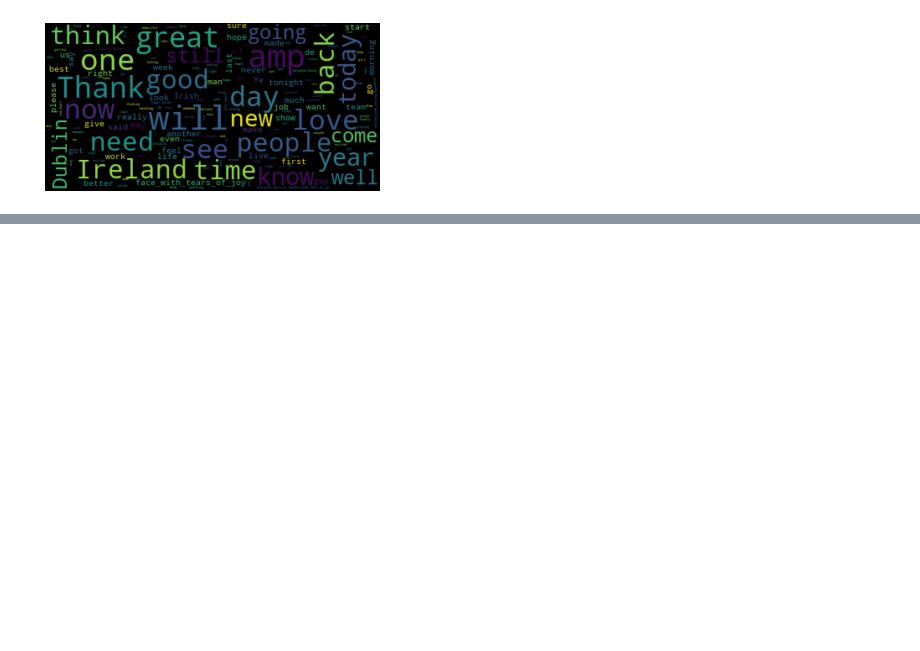
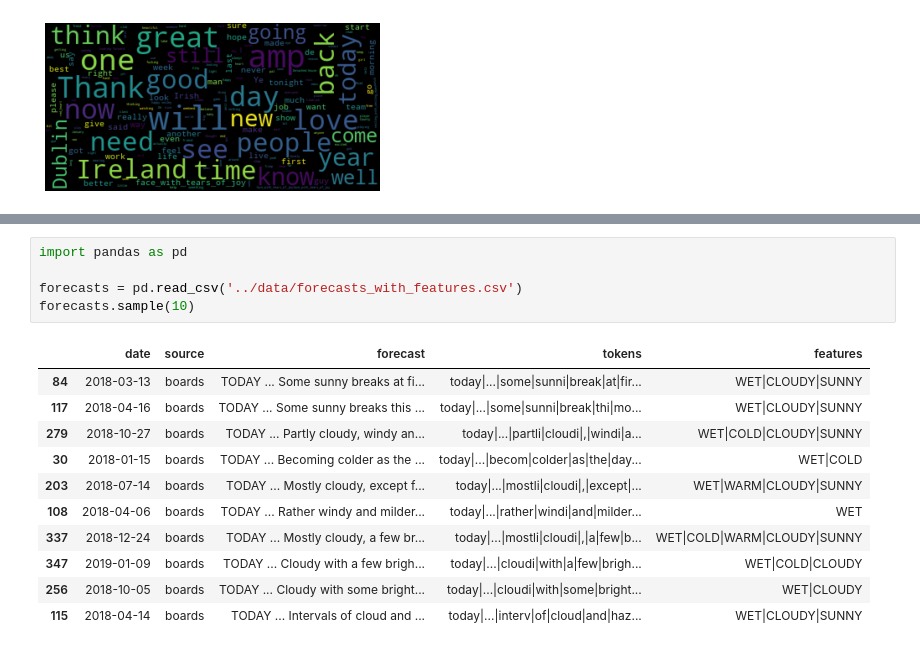
Before and after one commit to johnstcn/cs7is4group4, a Jupyter notebook: colab-notebook/TA_G4.ipynb, the cells around one changed output, grey strips where cells are left out. Cells and saved outputs as stored; diff of their text form; blank space fills up the shorter version.

```diff
--- a/colab-notebook/TA_G4.ipynb
+++ b/colab-notebook/TA_G4.ipynb
@@ -380,0 +390,17 @@ with open('../data/forecasts_with_features.csv', 'w') as f:
+# %%
+import pandas as pd
+
+forecasts = pd.read_csv('../data/forecasts_with_features.csv')
+forecasts.sample(10)
+# %% [output]
+|  | date | source | forecast | tokens | features |
+| 84 | 2018-03-13 | boards | TODAY ... Some sunny breaks at fi... | today|...|some|sunni|break|at|fir... | WET|CLOUDY|SUNNY |
+| 117 | 2018-04-16 | boards | TODAY ... Some sunny breaks this ... | today|...|some|sunni|break|thi|mo... | WET|CLOUDY|SUNNY |
+| 279 | 2018-10-27 | boards | TODAY ... Partly cloudy, windy an... | today|...|partli|cloudi|,|windi|a... | WET|COLD|CLOUDY|SUNNY |
+| 30 | 2018-01-15 | boards | TODAY ... Becoming colder as the ... | today|...|becom|colder|as|the|day... | WET|COLD |
+| 203 | 2018-07-14 | boards | TODAY ... Mostly cloudy, except f... | today|...|mostli|cloudi|,|except|... | WET|WARM|CLOUDY|SUNNY |
+| 108 | 2018-04-06 | boards | TODAY ... Rather windy and milder... | today|...|rather|windi|and|milder... | WET |
+| 337 | 2018-12-24 | boards | TODAY ... Mostly cloudy, a few br... | today|...|mostli|cloudi|,|a|few|b... | WET|COLD|WARM|CLOUDY|SUNNY |
+| 347 | 2019-01-09 | boards | TODAY ... Cloudy with a few brigh... | today|...|cloudi|with|a|few|brigh... | WET|COLD|CLOUDY |
+| 256 | 2018-10-05 | boards | TODAY ... Cloudy with some bright... | today|...|cloudi|with|some|bright... | WET|CLOUDY |
+| 115 | 2018-04-14 | boards | TODAY ... Intervals of cloud and ... | today|...|interv|of|cloud|and|haz... | WET|CLOUDY|SUNNY |
```
Also changed, not shown: parts of 1 cell of this notebook, 1 other file.
